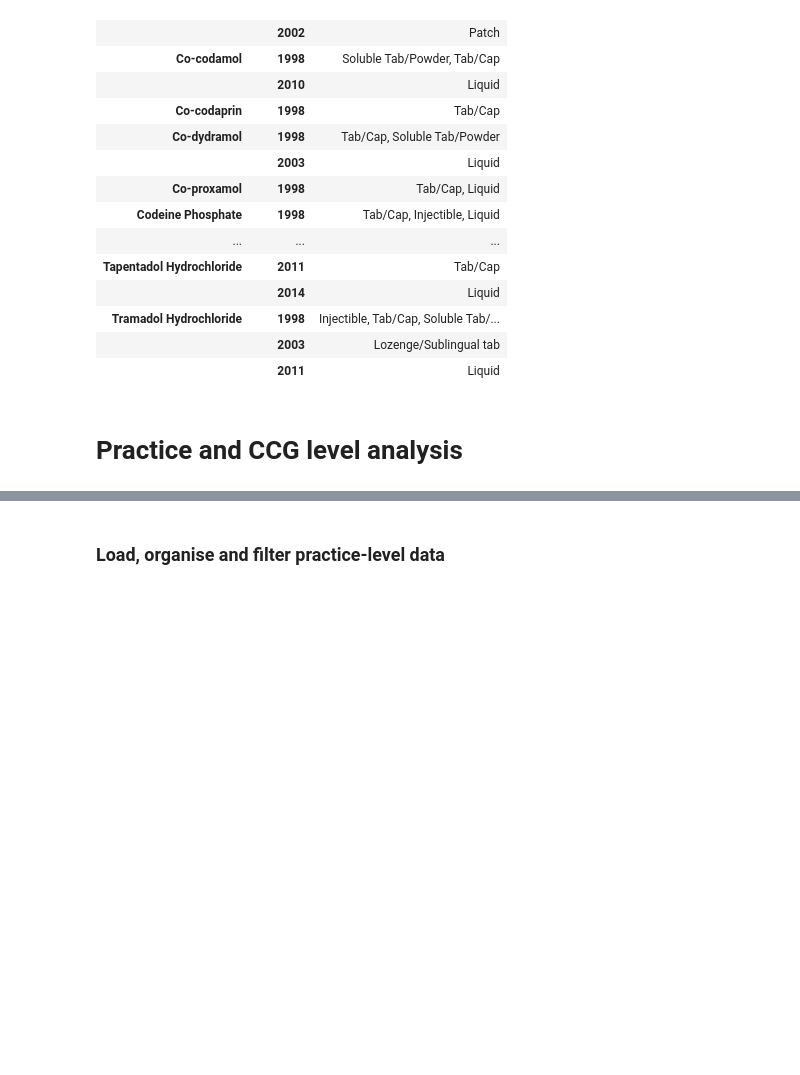
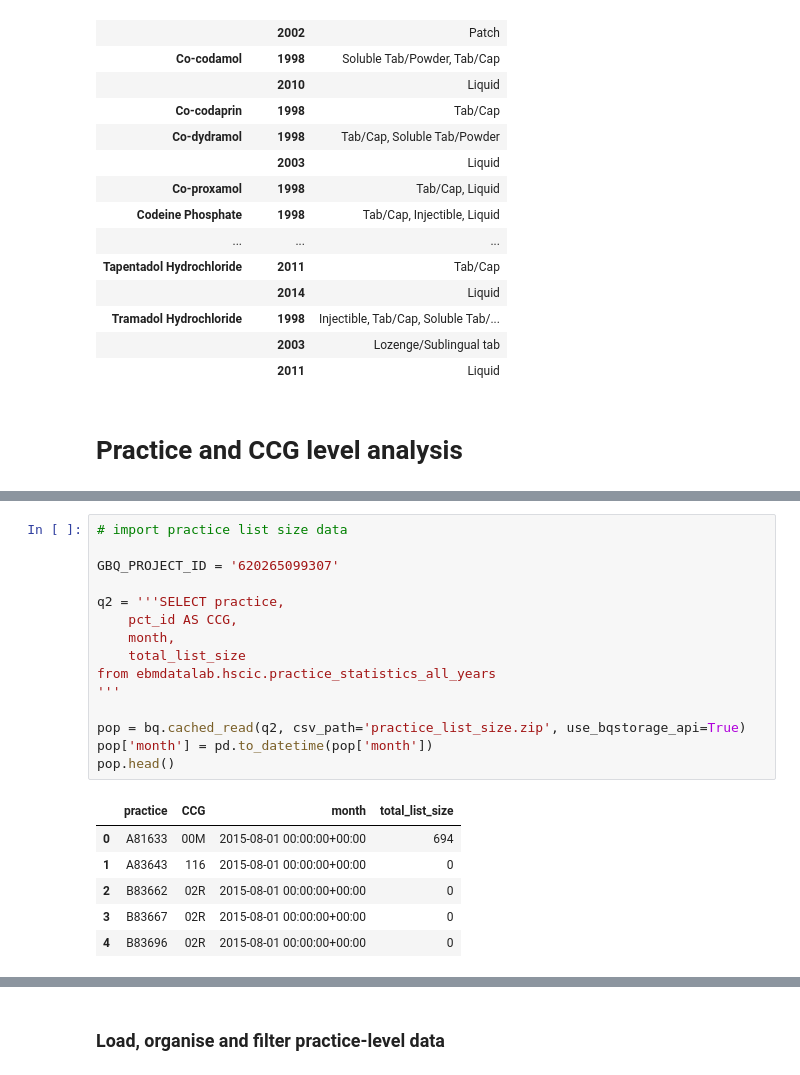
Before and after one commit to ebmdatalab/opioid_prescribing_paper, a Jupyter notebook: analysis/Opioids - updated analysis.ipynb, the cells around one changed output, grey strips where cells are left out. Saved outputs shown, nothing was run; the diff lists cells and outputs as text; blank space fills up the shorter version.

```diff
--- a/analysis/Opioids - updated analysis.ipynb
+++ b/analysis/Opioids - updated analysis.ipynb
@@ -626,0 +658,22 @@ pop.head()
+# %%
+# import practice list size data
+
+GBQ_PROJECT_ID = '620265099307'
+
+q2 = '''SELECT practice,
+    pct_id AS CCG,
+    month,
+    total_list_size
+from ebmdatalab.hscic.practice_statistics_all_years
+'''
+
+pop = bq.cached_read(q2, csv_path='practice_list_size.zip', use_bqstorage_api=True)
+pop['month'] = pd.to_datetime(pop['month'])
+pop.head()
+# %% [output]
+|  | practice | CCG | month | total_list_size |
+| 0 | A81633 | 00M | 2015-08-01 00:00:00+00:00 | 694 |
+| 1 | A83643 | 116 | 2015-08-01 00:00:00+00:00 | 0 |
+| 2 | B83662 | 02R | 2015-08-01 00:00:00+00:00 | 0 |
+| 3 | B83667 | 02R | 2015-08-01 00:00:00+00:00 | 0 |
+| 4 | B83696 | 02R | 2015-08-01 00:00:00+00:00 | 0 |
```
Also changed, not shown: parts of 31 cells of this notebook, 12 other files.
